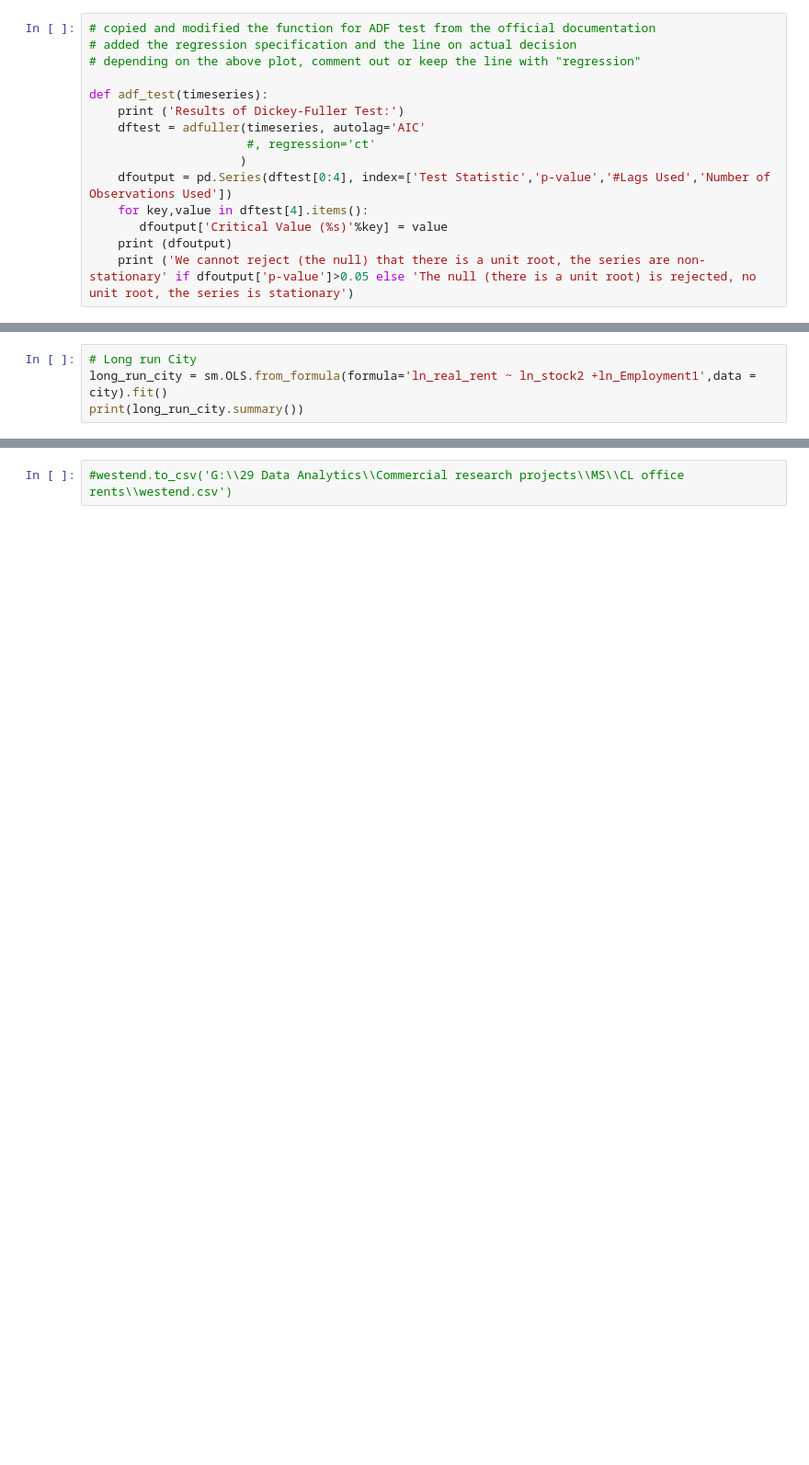
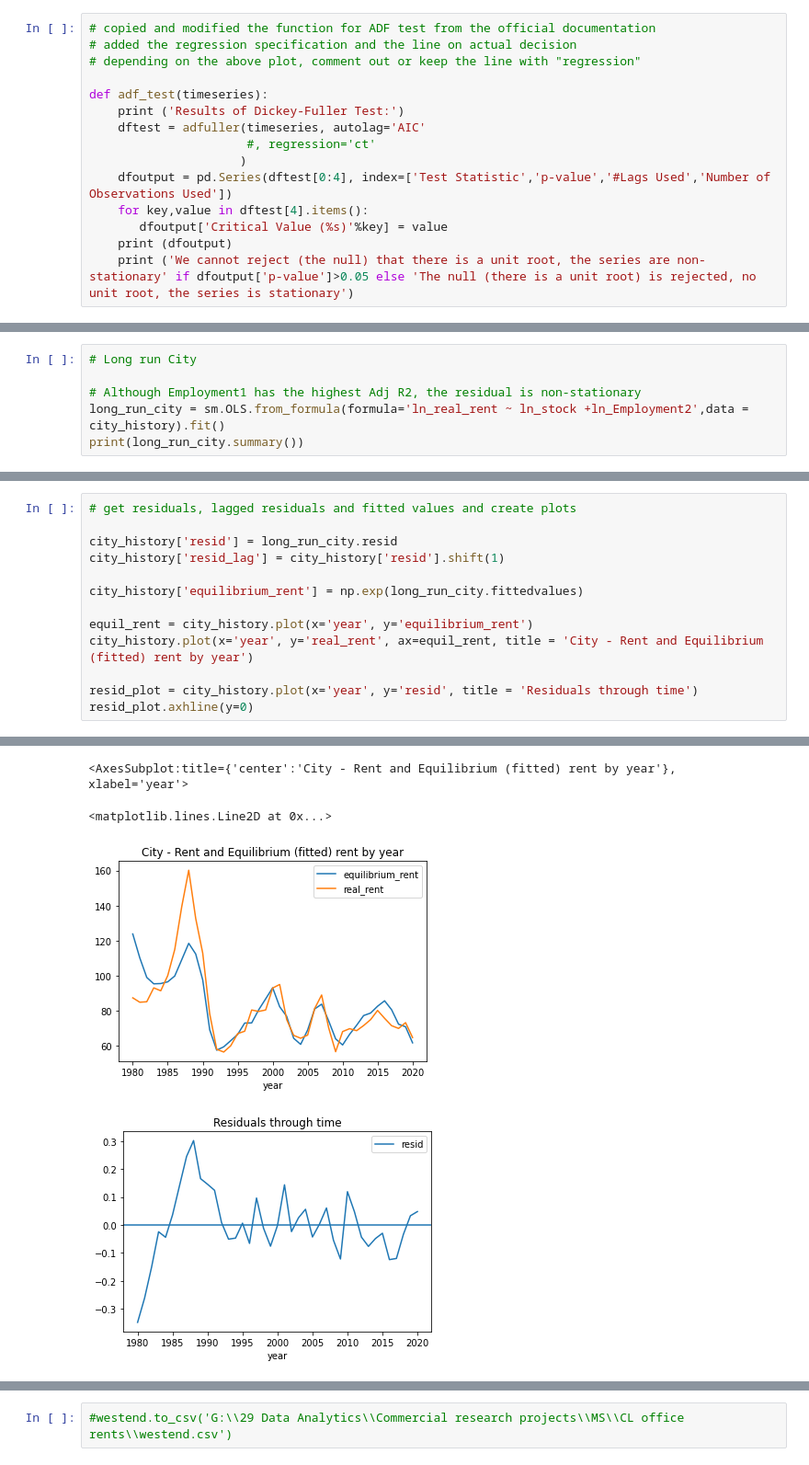
Before and after one commit to maiiasleptcova/KF-Python-projects, a Jupyter notebook: CL_office_rent_forecast.ipynb, the cells around one changed output, grey strips where cells are left out. Shown at 92% size. Drawn from its saved outputs; the diff is of its cells as text; blank space fills up the shorter version.

```diff
--- a/CL_office_rent_forecast.ipynb
+++ b/CL_office_rent_forecast.ipynb
@@ -480,6 +504,8 @@ city.plot(x='year', y='stock',secondary_y=True, ax=rent_plot, title = 'City - Re
 # %%
 # Long run City
-long_run_city = sm.OLS.from_formula(formula='ln_real_rent ~ ln_stock2 +ln_Employment1',data = city).fit()
+
+# Although Employment1 has the highest Adj R2, the residual is non-stationary
+long_run_city = sm.OLS.from_formula(formula='ln_real_rent ~ ln_stock +ln_Employment2',data = city_history).fit()
 print(long_run_city.summary())
 # %% [output]
                             OLS Regression Results
@@ -501 +527,15 @@ Notes:
 strong multicollinearity or other numerical problems.
+# %%
+# get residuals, lagged residuals and fitted values and create plots
+
+city_history['resid'] = long_run_city.resid
+city_history['resid_lag'] = city_history['resid'].shift(1)
+
+city_history['equilibrium_rent'] = np.exp(long_run_city.fittedvalues)
+
+equil_rent = city_history.plot(x='year', y='equilibrium_rent')
+city_history.plot(x='year', y='real_rent', ax=equil_rent, title = 'City - Rent and Equilibrium (fitted) rent by year')
+
+resid_plot = city_history.plot(x='year', y='resid', title = 'Residuals through time')
+resid_plot.axhline(y=0)
+# %% [output]
@@ -501,0 +557,4 @@ strong multicollinearity or other numerical problems.
+<AxesSubplot:title={'center':'City - Rent and Equilibrium (fitted) rent by year'}, xlabel='year'>
+<matplotlib.lines.Line2D at 0x...>
+[figure, added]
+[figure, added]
```
Also changed, not shown: parts of 47 cells of this notebook.
